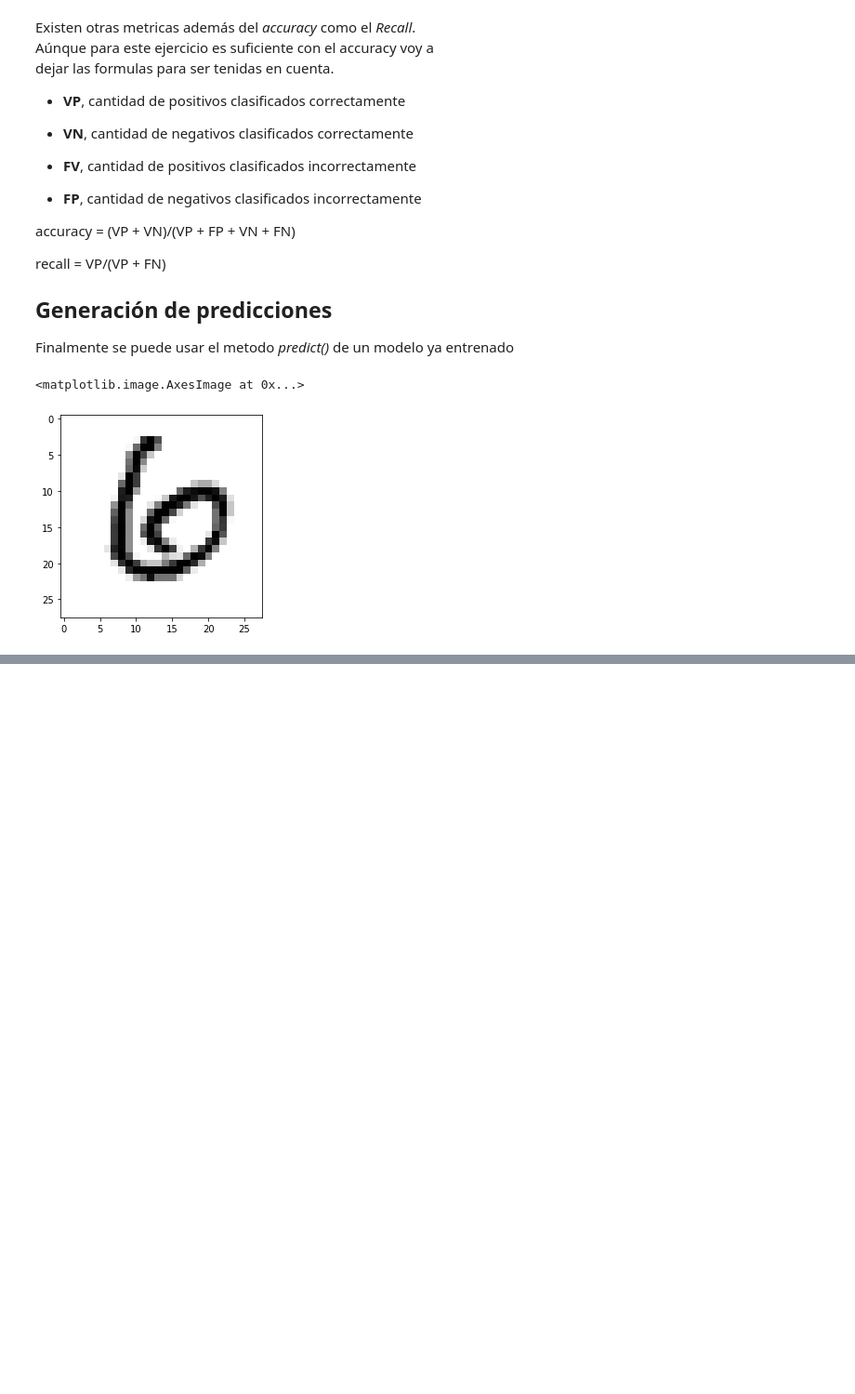
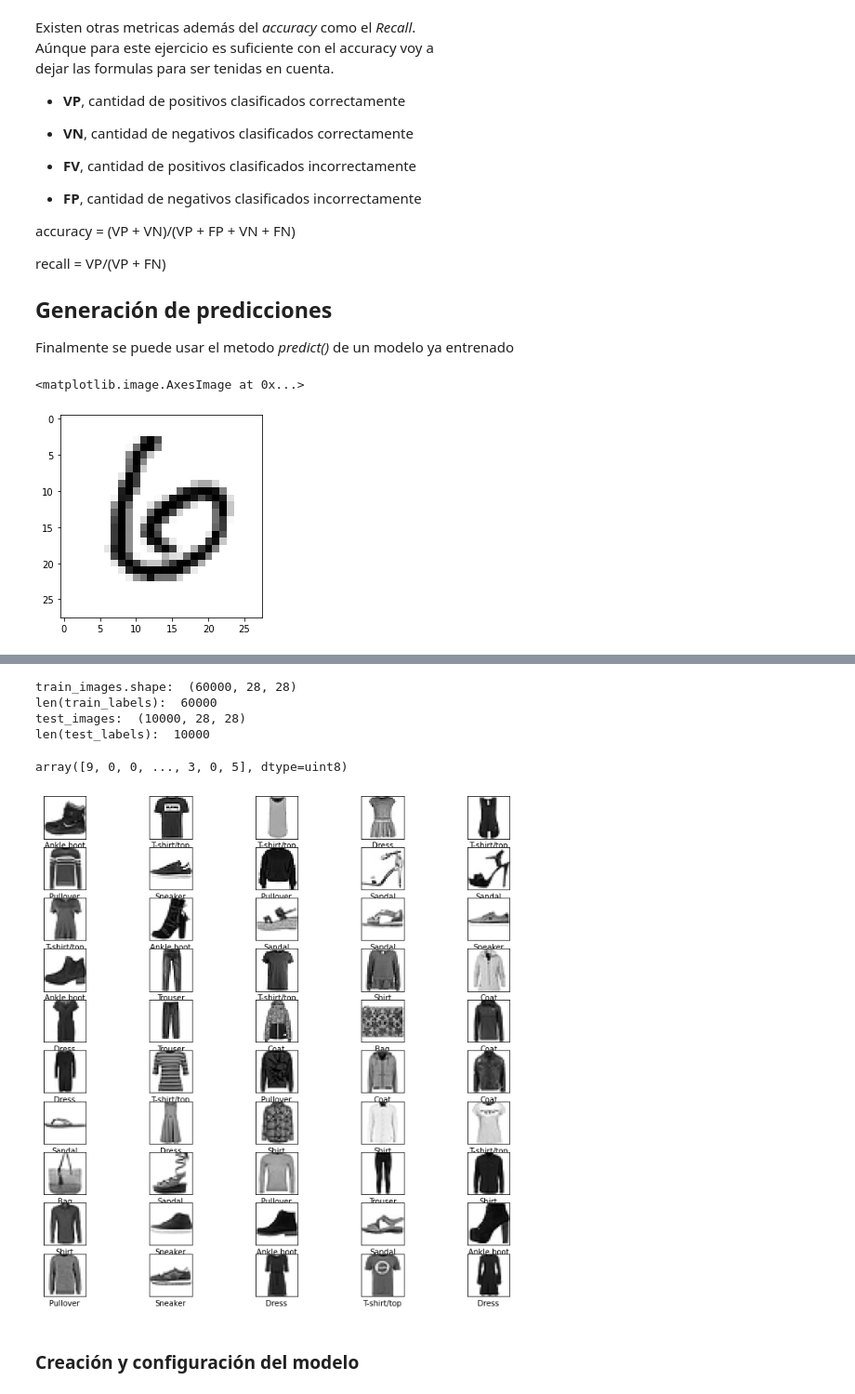
Before and after one commit to cristiangomez811/aprendizaje_python, a Jupyter notebook: python_deep_learning/Cap5_Redes_Neuronales_Keras.ipynb, the cells around one changed output, grey strips where cells are left out. Shown at 93% size. Saved outputs shown, nothing was run; the diff lists cells and outputs as text; code cells hidden in the pictures; blank space fills up the shorter version.

```diff
--- a/python_deep_learning/Cap5_Redes_Neuronales_Keras.ipynb
+++ b/python_deep_learning/Cap5_Redes_Neuronales_Keras.ipynb
@@ -219,0 +227,40 @@ print(np.sum(predictions[11]))
+# %%
+fashion_mnist = keras.datasets.fashion_mnist
+
+(train_images, train_labels), (test_images, test_labels) = fashion_mnist.load_data()
+# %%
+class_names = ['T-shirt/top', 'Trouser', 'Pullover', 'Dress', 'Coat', 'Sandal', 'Shirt', 'Sneaker', 'Bag', 'Ankle boot']
+# %%
+train_images = train_images.astype('float32')
+test_images = test_images.astype('float32')
+
+train_images = train_images / 255.0
+test_images = test_images / 255.0
+# %%
+print("train_images.shape: ", train_images.shape)
+print("len(train_labels): ",len(train_labels))
+print("test_images: ", test_images.shape)
+print("len(test_labels): ", len(test_labels))
+# %% [output]
+train_images.shape:  (60000, 28, 28)
+len(train_labels):  60000
+test_images:  (10000, 28, 28)
+len(test_labels):  10000
+# %%
+train_labels
+# %% [output]
+array([9, 0, 0, ..., 3, 0, 5], dtype=uint8)
+# %%
+plt.figure(figsize=(12,12))
+for i in range(50):
+    plt.subplot(10,5,i+1)
+    plt.xticks([])
+    plt.yticks([])
+    plt.grid(False)
+    plt.imshow(train_images[i], cmap=plt.cm.binary)
+    plt.xlabel(class_names[train_labels[i]])
+plt.show()
+# %% [output]
+[figure, added]
+# %% [markdown]
+### Creación y configuración del modelo
```
Also changed, not shown: parts of 16 cells of this notebook.
